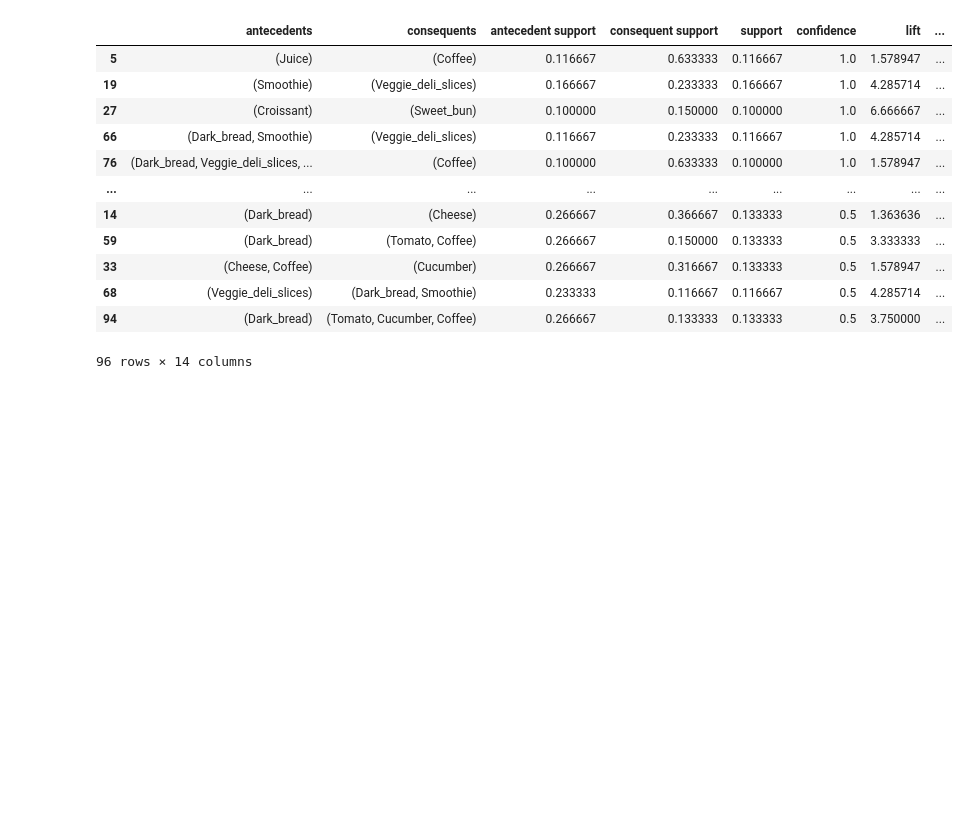
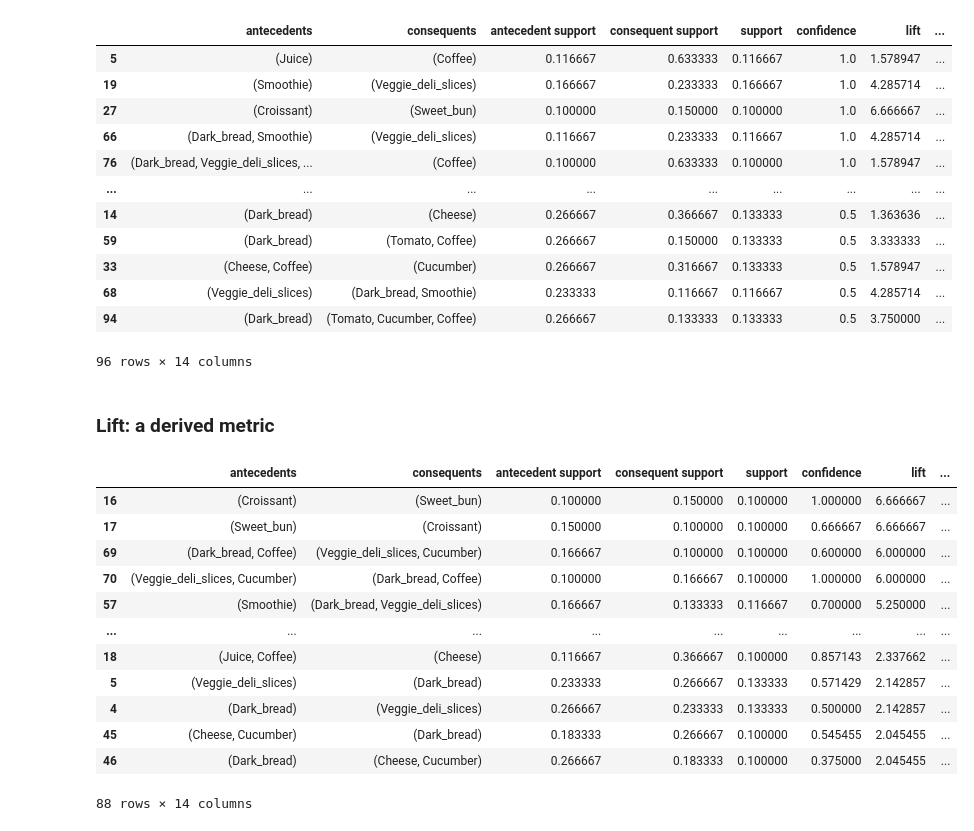
Before and after one commit to WelehoBRUDER/MetropoliaAMK-data-handling, a Jupyter notebook: lesson-material/association-rule-mining.ipynb, the cells around one changed output. Saved outputs shown, nothing was run; the diff lists cells and outputs as text; code cells hidden in the pictures; blank space fills up the shorter version.

Commit message:
lift

```diff
--- a/lesson-material/association-rule-mining.ipynb
+++ b/lesson-material/association-rule-mining.ipynb
@@ -91,3 +91,24 @@ rules
 | 68 | (Veggie_deli_slices) | (Dark_bread, Smoothie) | 0.233333 | 0.116667 | 0.116667 | 0.5 | 4.285714 | ... |
 | 94 | (Dark_bread) | (Tomato, Cucumber, Coffee) | 0.266667 | 0.133333 | 0.133333 | 0.5 | 3.750000 | ... |
 96 rows × 14 columns
+# %% [markdown]
+### Lift: a derived metric
+# %%
+rules = association_rules(frequent_itemsets, metric='lift', min_threshold=2)
+
+rules = rules.sort_values(by='lift', ascending=False)
+rules
+# %% [output]
+|  | antecedents | consequents | antecedent support | consequent support | support | confidence | lift | ... |
+| 16 | (Croissant) | (Sweet_bun) | 0.100000 | 0.150000 | 0.100000 | 1.000000 | 6.666667 | ... |
+| 17 | (Sweet_bun) | (Croissant) | 0.150000 | 0.100000 | 0.100000 | 0.666667 | 6.666667 | ... |
+| 69 | (Dark_bread, Coffee) | (Veggie_deli_slices, Cucumber) | 0.166667 | 0.100000 | 0.100000 | 0.600000 | 6.000000 | ... |
+| 70 | (Veggie_deli_slices, Cucumber) | (Dark_bread, Coffee) | 0.100000 | 0.166667 | 0.100000 | 1.000000 | 6.000000 | ... |
+| 57 | (Smoothie) | (Dark_bread, Veggie_deli_slices) | 0.166667 | 0.133333 | 0.116667 | 0.700000 | 5.250000 | ... |
+| ... | ... | ... | ... | ... | ... | ... | ... | ... |
+| 18 | (Juice, Coffee) | (Cheese) | 0.116667 | 0.366667 | 0.100000 | 0.857143 | 2.337662 | ... |
+| 5 | (Veggie_deli_slices) | (Dark_bread) | 0.233333 | 0.266667 | 0.133333 | 0.571429 | 2.142857 | ... |
+| 4 | (Dark_bread) | (Veggie_deli_slices) | 0.266667 | 0.233333 | 0.133333 | 0.500000 | 2.142857 | ... |
+| 45 | (Cheese, Cucumber) | (Dark_bread) | 0.183333 | 0.266667 | 0.100000 | 0.545455 | 2.045455 | ... |
+| 46 | (Dark_bread) | (Cheese, Cucumber) | 0.266667 | 0.183333 | 0.100000 | 0.375000 | 2.045455 | ... |
+88 rows × 14 columns
```
